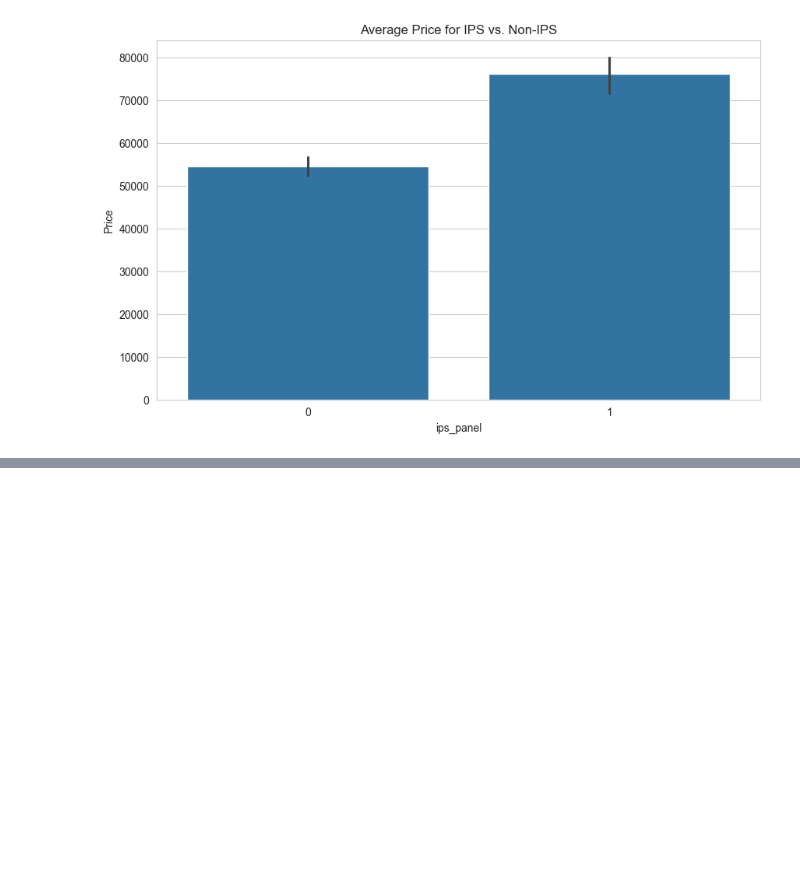
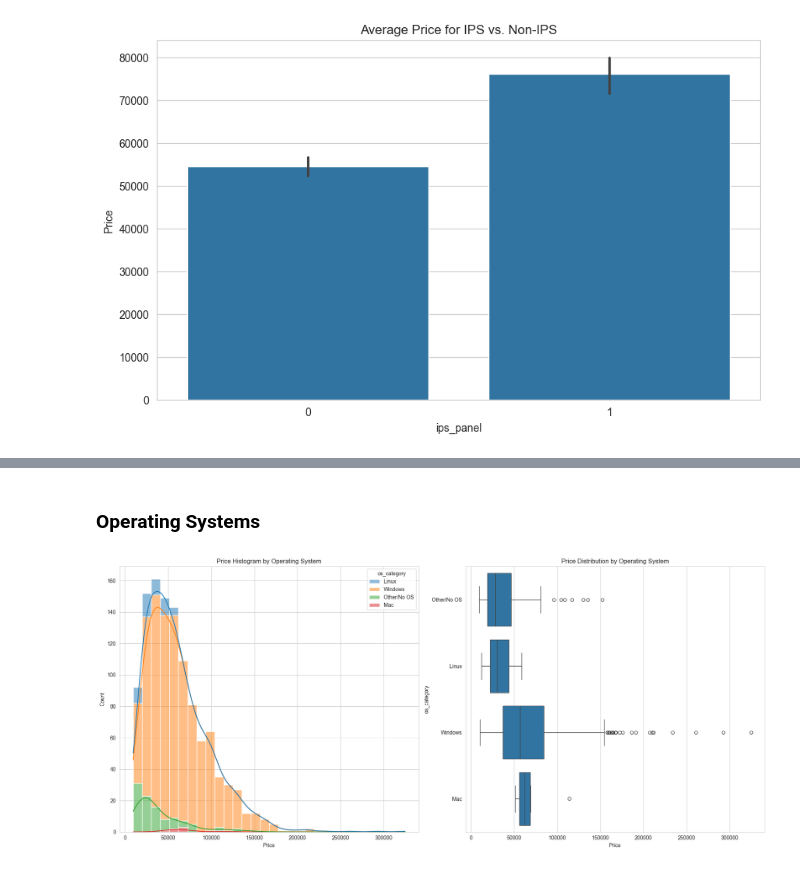
Before and after one commit to IamAbhinav03/laptop_price_task, a Jupyter notebook: notebooks/data_exploration.ipynb, the cells around one changed output, grey strips where cells are left out. Cells and saved outputs as stored; diff of their text form; code cells hidden in the pictures; blank space fills up the shorter version.

```diff
--- a/notebooks/data_exploration.ipynb
+++ b/notebooks/data_exploration.ipynb
@@ -218,0 +273,20 @@ plt.show()
+# %% [markdown]
+### Operating Systems
+# %%
+def map_os(os_str):
+    if 'Windows' in os_str: return 'Windows'
+    elif 'Mac' in os_str: return 'Mac'
+    elif 'Linux' in os_str: return 'Linux'
+    else: return 'Other/No OS'
+
+df['os_category'] = df['OpSys'].apply(map_os)
+
+fig, axes = plt.subplots(1, 2, figsize=(18, 8))
+sns.histplot(data=df, x='Price', hue='os_category', bins=30, kde=True, multiple='stack', ax=axes[0])
+axes[0].set_title('Price Histogram by Operating System')
+sns.boxplot(x='Price', y='os_category', data=df, order=df.groupby('os_category')['Price'].median().sort_values().index, ax=axes[1])
+axes[1].set_title('Price Distribution by Operating System')
+plt.tight_layout()
+plt.show()
+# %% [output]
+[figure, added]
```
Also changed, not shown: parts of 4 cells of this notebook.
